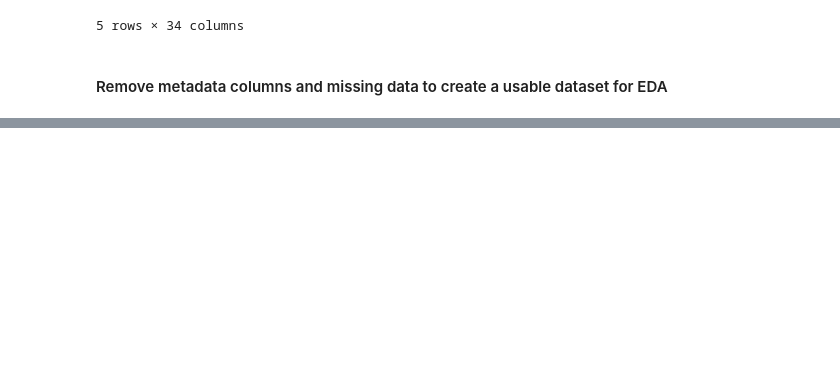
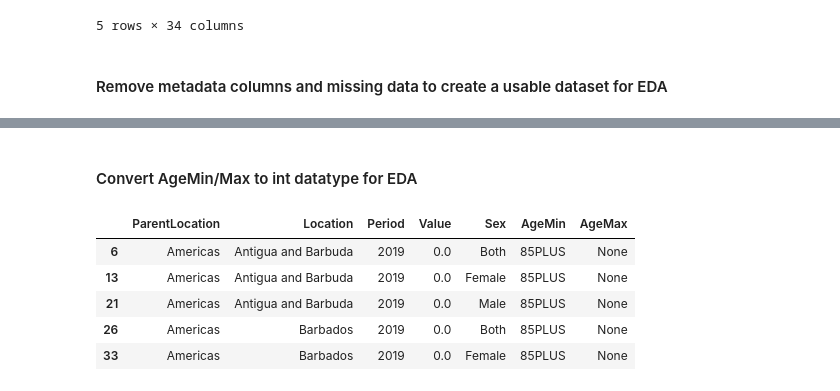
Before and after one commit to Fullcure3/WHO_suicide_rates, a Jupyter notebook: Suicides.ipynb, the cells around one changed output, grey strips where cells are left out. Saved outputs shown, nothing was run; the diff lists cells and outputs as text; code cells hidden in the pictures; blank space fills up the shorter version.

```diff
--- a/Suicides.ipynb
+++ b/Suicides.ipynb
@@ -21,0 +146,13 @@ suicides.head()
+# %% [markdown]
+#### Convert AgeMin/Max to int datatype for EDA
+# %%
+#Check values of both AgeMin/Max columns to see to check for strings to remove
+suicides_clean.AgeMin.value_counts()
+suicides_clean[suicides_clean.AgeMin == '85PLUS'].head()
+# %% [output]
+|  | ParentLocation | Location | Period | Value | Sex | AgeMin | AgeMax |
+| 6 | Americas | Antigua and Barbuda | 2019 | 0.0 | Both | 85PLUS | None |
+| 13 | Americas | Antigua and Barbuda | 2019 | 0.0 | Female | 85PLUS | None |
+| 21 | Americas | Antigua and Barbuda | 2019 | 0.0 | Male | 85PLUS | None |
+| 26 | Americas | Barbados | 2019 | 0.0 | Both | 85PLUS | None |
+| 33 | Americas | Barbados | 2019 | 0.0 | Female | 85PLUS | None |
```
Also changed, not shown: parts of 19 cells of this notebook.
